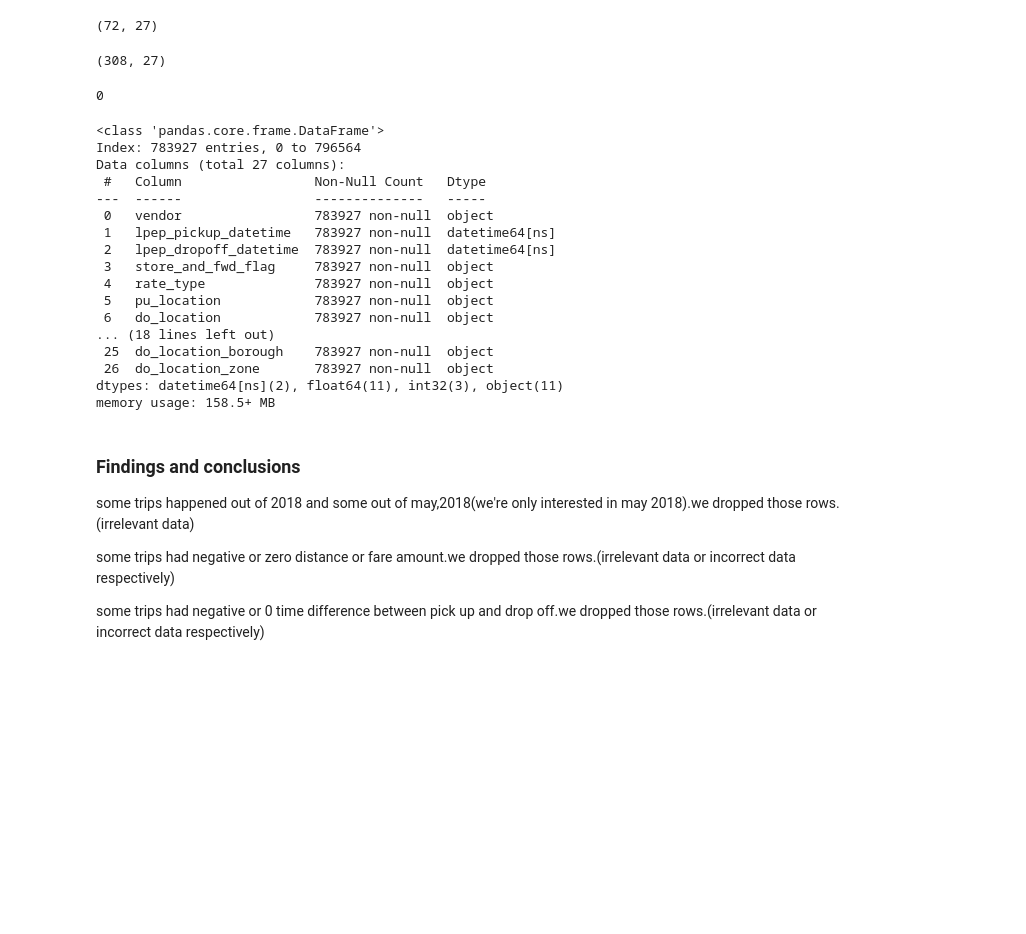
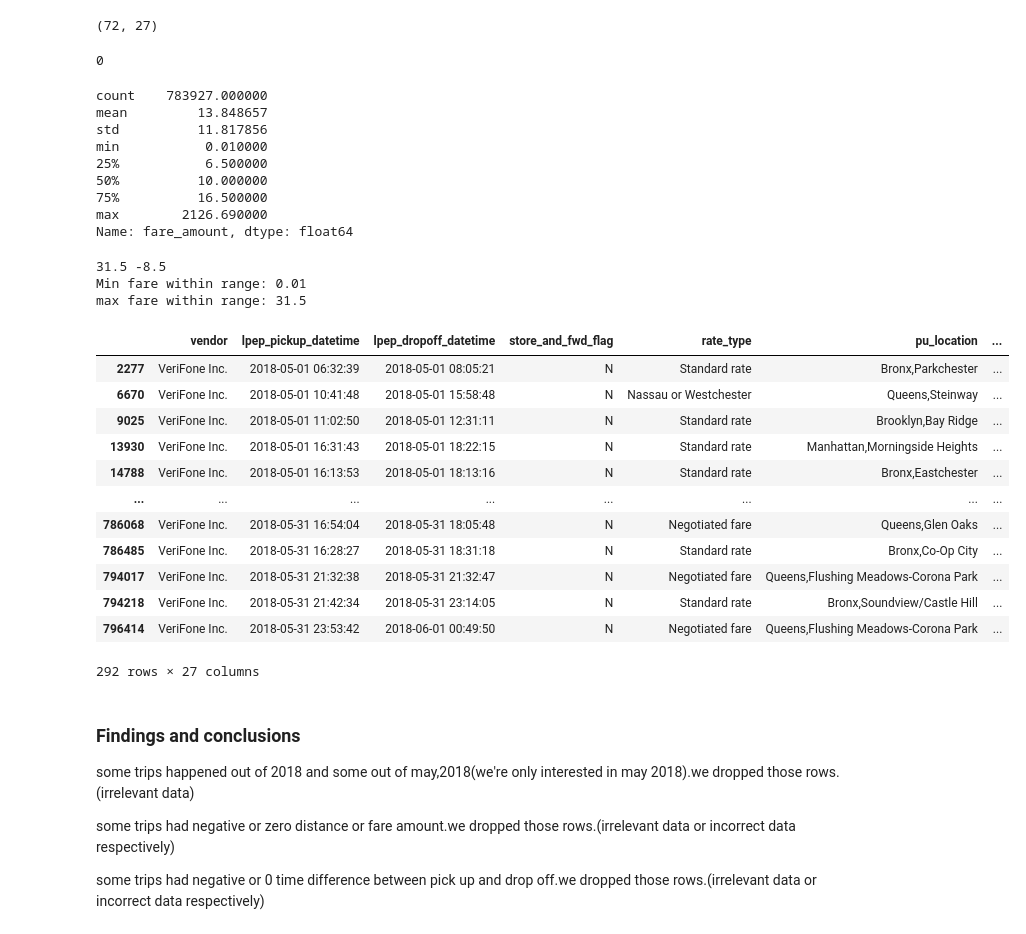
Before and after one commit to crosshuntter/Data-engineering, a Jupyter notebook: template.ipynb, the cells around one changed output. Cells and saved outputs as stored; diff of their text form; code cells hidden in the pictures; blank space fills up the shorter version.

```diff
--- a/template.ipynb
+++ b/template.ipynb
@@ -126,12 +126,6 @@ Nassau or Westchester       619
 Newark                      418
 Group ride                   11
 Name: count, dtype: int64
-# %%
-#separate the PU Location and DO Location to boroughs and zones
-green_taxi_df_clean["PU Location Borough"] =green_taxi_df_clean["PU Location"].str.split(',').str[0]
-green_taxi_df_clean["PU Location Zone"] =green_taxi_df_clean["PU Location"].str.split(',').str[1]
-green_taxi_df_clean["DO Location Borough"] =green_taxi_df_clean["DO Location"].str.split(',').str[0]
-green_taxi_df_clean["DO Location Zone"] =green_taxi_df_clean["DO Location"].str.split(',').str[1]
 # %%
 green_taxi_df_clean["PU Location Borough"].value_counts()
 # %% [output]
@@ -241,10 +235,6 @@ green_taxi_df_clean[green_taxi_df_clean['lpep_pickup_datetime'].dt.month != 5].s
 # %%
 #keep only trips that happen in may
 green_taxi_df_clean = green_taxi_df_clean[(green_taxi_df_clean['lpep_pickup_datetime'].dt.month == 5)]
-# %%
-green_taxi_df_clean[(green_taxi_df_clean.extra == 4.5)].shape
-# %% [output]
-(308, 27)
 # %%
 #what defines a trip? here we remove any "trip" that has no distance, no fare, or no time or negative time
 green_taxi_df_clean = green_taxi_df_clean[green_taxi_df_clean.fare_amount > 0]
@@ -259,25 +249,51 @@ irrelevant
 # %% [output]
 0
 # %%
-green_taxi_df_clean.
+green_taxi_df_clean["fare_amount"].describe()
 # %% [output]
-<class 'pandas.core.frame.DataFrame'>
-Index: 783927 entries, 0 to 796564
-Data columns (total 27 columns):
- #   Column                 Non-Null Count   Dtype
----  ------                 --------------   -----
- 0   vendor                 783927 non-null  object
- 1   lpep_pickup_datetime   783927 non-null  datetime64[ns]
- 2   lpep_dropoff_datetime  783927 non-null  datetime64[ns]
- 3   store_and_fwd_flag     783927 non-null  object
- 4   rate_type              783927 non-null  object
- 5   pu_location            783927 non-null  object
- 6   do_location            783927 non-null  object
-... (18 lines left out)
- 25  do_location_borough    783927 non-null  object
- 26  do_location_zone       783927 non-null  object
-dtypes: datetime64[ns](2), float64(11), int32(3), object(11)
-memory usage: 158.5+ MB
+count    783927.000000
+mean         13.848657
+std          11.817856
+min           0.010000
+25%           6.500000
+50%          10.000000
+75%          16.500000
+max        2126.690000
+Name: fare_amount, dtype: float64
+# %%
+# calculate interquartile range
+Q1 = green_taxi_df_clean['fare_amount'].quantile(0.25)
+Q3 = green_taxi_df_clean['fare_amount'].quantile(0.75)
+IQR = Q3 - Q1
+
+# calculate left and right whiskers for boxplot
+right_whisker = Q3 + 1.5 * IQR
+left_whisker = Q1 - 1.5 * IQR
+
+# print left and right whisker
+print(right_whisker, left_whisker)
+print('Min fare within range:', green_taxi_df_clean['fare_amount'][green_taxi_df_clean['fare_amount'] >= left_whisker].min())
+print('max fare within range:', green_taxi_df_clean['fare_amount'][green_taxi_df_clean['fare_amount'] <= right_whisker].max())
+# %% [output]
+31.5 -8.5
+Min fare within range: 0.01
+max fare within range: 31.5
+# %%
+green_taxi_df_clean[ (green_taxi_df_clean['fare_amount'] > 100)]
+# %% [output]
+|  | vendor | lpep_pickup_datetime | lpep_dropoff_datetime | store_and_fwd_flag | rate_type | pu_location | ... |
+| 2277 | VeriFone Inc. | 2018-05-01 06:32:39 | 2018-05-01 08:05:21 | N | Standard rate | Bronx,Parkchester | ... |
+| 6670 | VeriFone Inc. | 2018-05-01 10:41:48 | 2018-05-01 15:58:48 | N | Nassau or Westchester | Queens,Steinway | ... |
+| 9025 | VeriFone Inc. | 2018-05-01 11:02:50 | 2018-05-01 12:31:11 | N | Standard rate | Brooklyn,Bay Ridge | ... |
+| 13930 | VeriFone Inc. | 2018-05-01 16:31:43 | 2018-05-01 18:22:15 | N | Standard rate | Manhattan,Morningside Heights | ... |
+| 14788 | VeriFone Inc. | 2018-05-01 16:13:53 | 2018-05-01 18:13:16 | N | Standard rate | Bronx,Eastchester | ... |
+| ... | ... | ... | ... | ... | ... | ... | ... |
+| 786068 | VeriFone Inc. | 2018-05-31 16:54:04 | 2018-05-31 18:05:48 | N | Negotiated fare | Queens,Glen Oaks | ... |
+| 786485 | VeriFone Inc. | 2018-05-31 16:28:27 | 2018-05-31 18:31:18 | N | Standard rate | Bronx,Co-Op City | ... |
+| 794017 | VeriFone Inc. | 2018-05-31 21:32:38 | 2018-05-31 21:32:47 | N | Negotiated fare | Queens,Flushing Meadows-Corona Park | ... |
+| 794218 | VeriFone Inc. | 2018-05-31 21:42:34 | 2018-05-31 23:14:05 | N | Standard rate | Bronx,Soundview/Castle Hill | ... |
+| 796414 | VeriFone Inc. | 2018-05-31 23:53:42 | 2018-06-01 00:49:50 | N | Negotiated fare | Queens,Flushing Meadows-Corona Park | ... |
+292 rows × 27 columns
 # %% [markdown]
 ### Findings and conclusions
 
```
Also changed, not shown: parts of 21 cells of this notebook.
